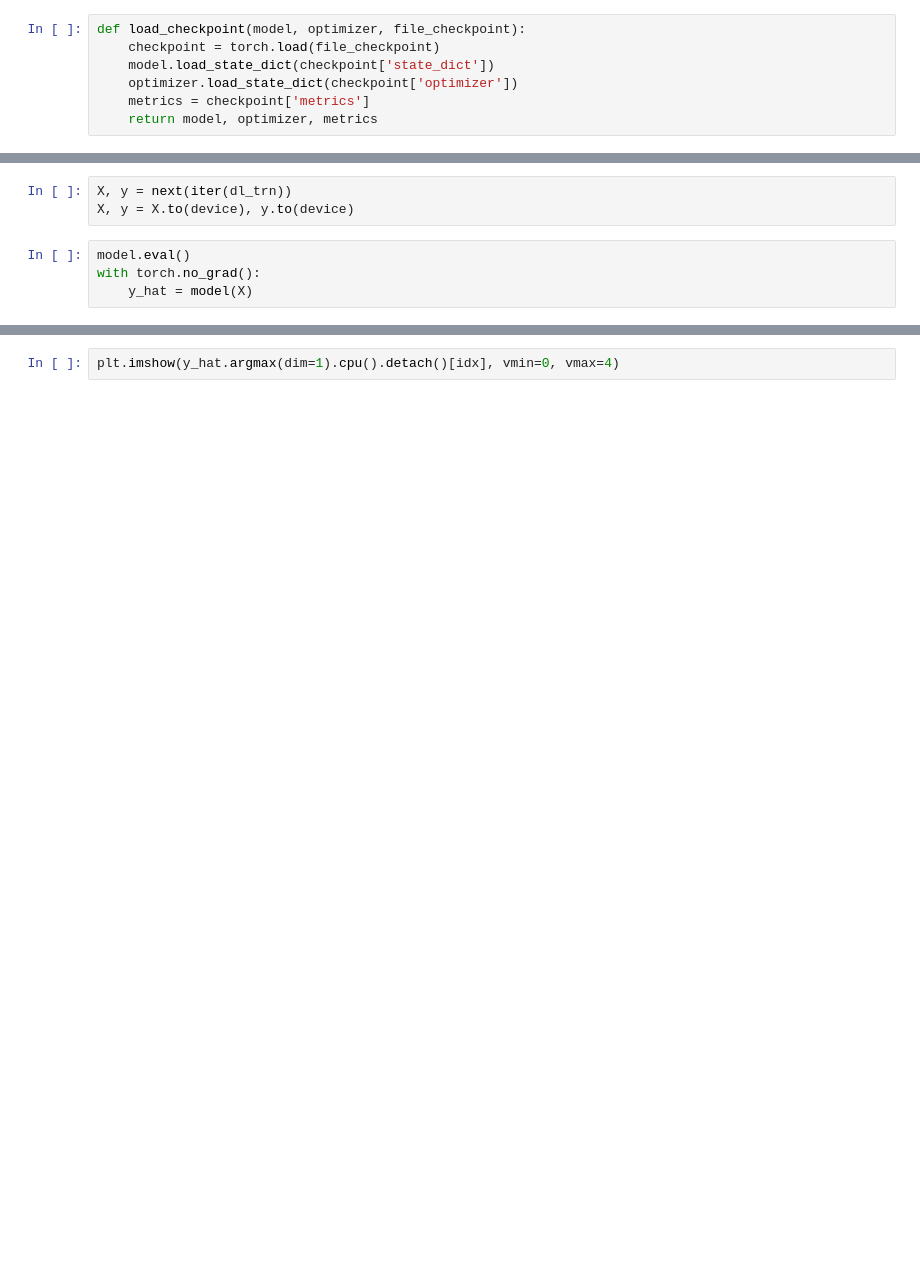
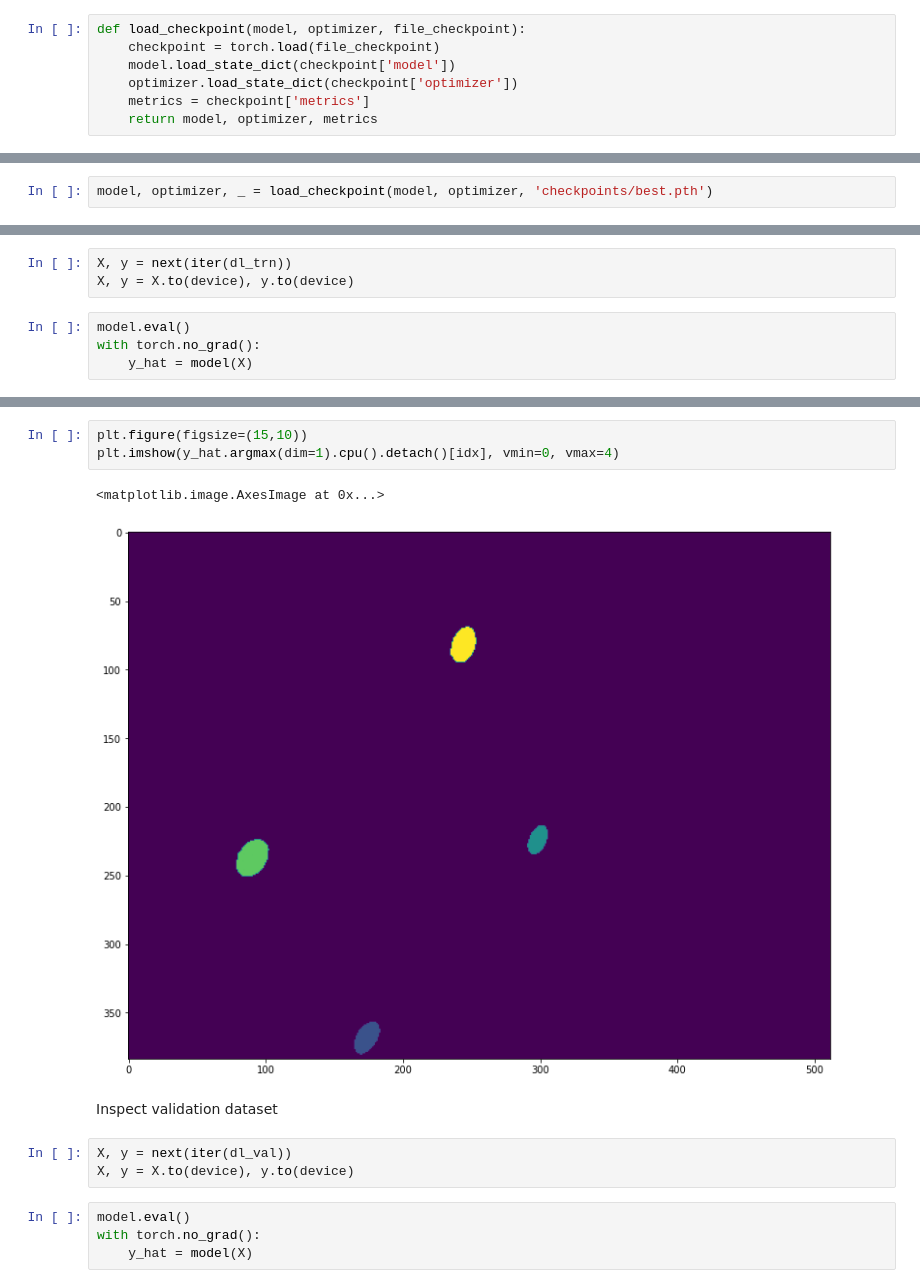
Before and after one commit to justinblaber/fiducial_detect, a Jupyter notebook: training/attempt_1/train.ipynb, the cells around one changed output, grey strips where cells are left out. Saved outputs shown, nothing was run; the diff lists cells and outputs as text; blank space fills up the shorter version.

```diff
--- a/training/attempt_1/train.ipynb
+++ b/training/attempt_1/train.ipynb
@@ -33,7 +33,7 @@ def save_checkpoint(model, optimizer, metrics, file_checkpoint):
 # %%
 def load_checkpoint(model, optimizer, file_checkpoint):
     checkpoint = torch.load(file_checkpoint)
-    model.load_state_dict(checkpoint['state_dict'])
+    model.load_state_dict(checkpoint['model'])
     optimizer.load_state_dict(checkpoint['optimizer'])
     metrics = checkpoint['metrics']
     return model, optimizer, metrics
@@ -237,2 +241,4 @@ for num_epoch in range(num_epochs):
 # %% [markdown]
 # Test
+# %%
+model, optimizer, _ = load_checkpoint(model, optimizer, 'checkpoints/best.pth')
@@ -250,2 +262,15 @@ plt.imshow(X[idx,0,:,:].cpu().detach())
 # %%
+plt.figure(figsize=(15,10))
 plt.imshow(y_hat.argmax(dim=1).cpu().detach()[idx], vmin=0, vmax=4)
+# %% [output]
+<matplotlib.image.AxesImage at 0x...>
+[figure, added]
+# %% [markdown]
+Inspect validation dataset
+# %%
+X, y = next(iter(dl_val))
+X, y = X.to(device), y.to(device)
+# %%
+model.eval()
+with torch.no_grad():
+    y_hat = model(X)
```
Also changed, not shown: parts of 23 cells of this notebook, 5 other files.
